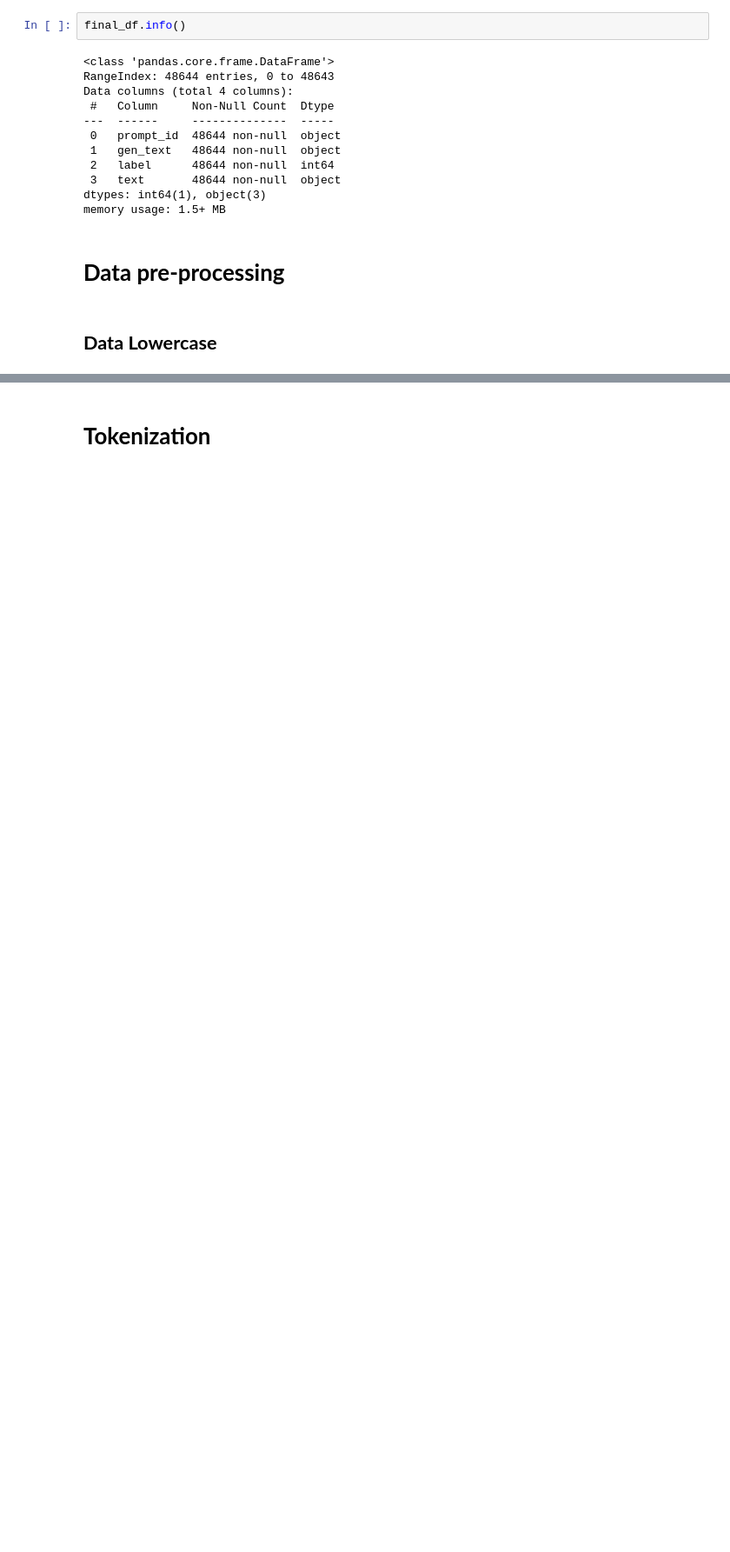
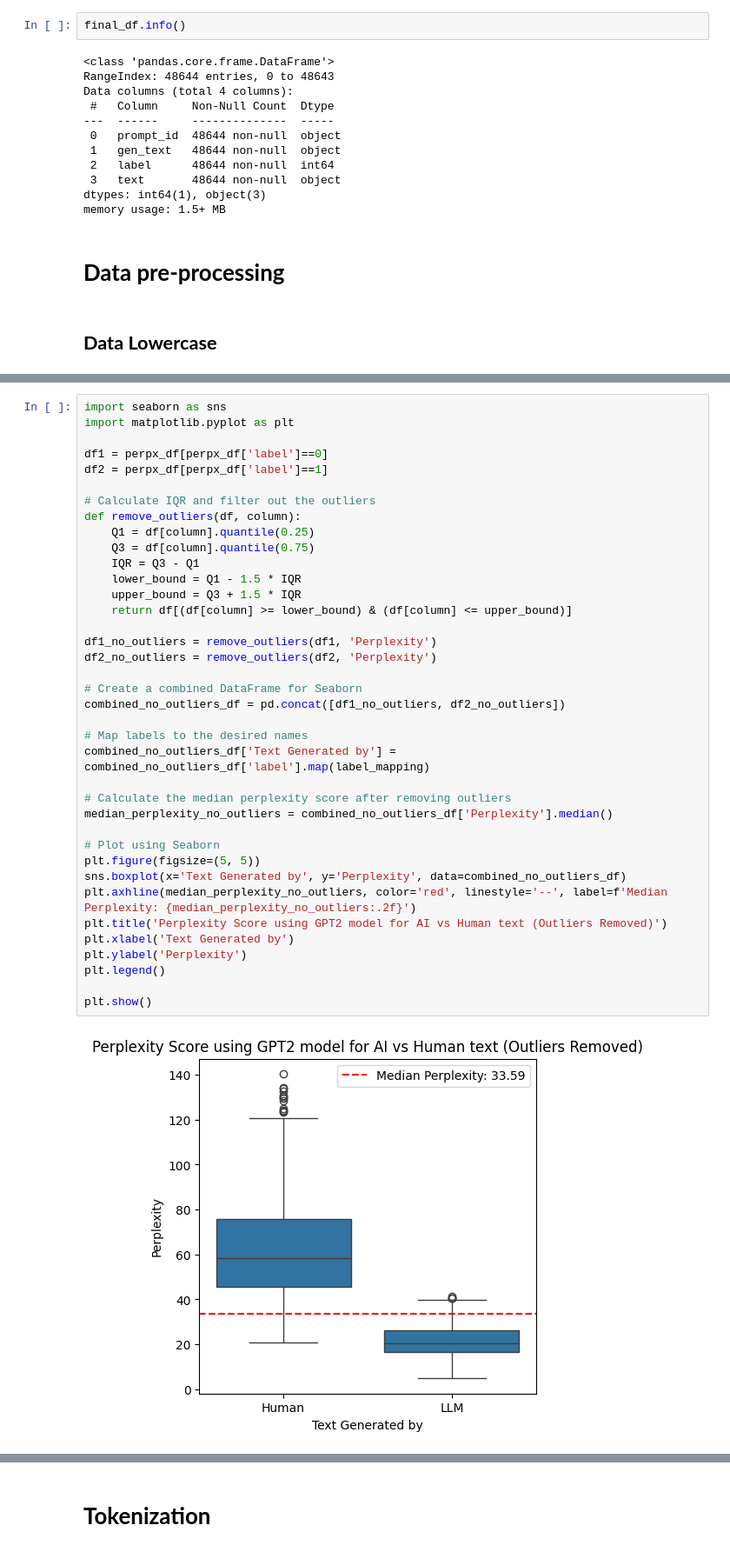
Before and after one commit to ankesh86/IntroductionToMachineLearning, a Jupyter notebook: DataPreprocessing.ipynb, the cells around one changed output, grey strips where cells are left out. Shown at 87% size. Cells and saved outputs as stored; diff of their text form; blank space fills up the shorter version.

```diff
--- a/DataPreprocessing.ipynb
+++ b/DataPreprocessing.ipynb
@@ -174,0 +288,40 @@ dtype: int64
+# %%
+import seaborn as sns
+import matplotlib.pyplot as plt
+
+df1 = perpx_df[perpx_df['label']==0]
+df2 = perpx_df[perpx_df['label']==1]
+
+# Calculate IQR and filter out the outliers
+def remove_outliers(df, column):
+    Q1 = df[column].quantile(0.25)
+    Q3 = df[column].quantile(0.75)
+    IQR = Q3 - Q1
+    lower_bound = Q1 - 1.5 * IQR
+    upper_bound = Q3 + 1.5 * IQR
+    return df[(df[column] >= lower_bound) & (df[column] <= upper_bound)]
+
+df1_no_outliers = remove_outliers(df1, 'Perplexity')
+df2_no_outliers = remove_outliers(df2, 'Perplexity')
+
+# Create a combined DataFrame for Seaborn
+combined_no_outliers_df = pd.concat([df1_no_outliers, df2_no_outliers])
+
+# Map labels to the desired names
+combined_no_outliers_df['Text Generated by'] = combined_no_outliers_df['label'].map(label_mapping)
+
+# Calculate the median perplexity score after removing outliers
+median_perplexity_no_outliers = combined_no_outliers_df['Perplexity'].median()
+
+# Plot using Seaborn
+plt.figure(figsize=(5, 5))
+sns.boxplot(x='Text Generated by', y='Perplexity', data=combined_no_outliers_df)
+plt.axhline(median_perplexity_no_outliers, color='red', linestyle='--', label=f'Median Perplexity: {median_perplexity_no_outliers:.2f}')
+plt.title('Perplexity Score using GPT2 model for AI vs Human text (Outliers Removed)')
+plt.xlabel('Text Generated by')
+plt.ylabel('Perplexity')
+plt.legend()
+
+plt.show()
+# %% [output]
+[figure, added]
```
Also changed, not shown: parts of 42 cells of this notebook.
